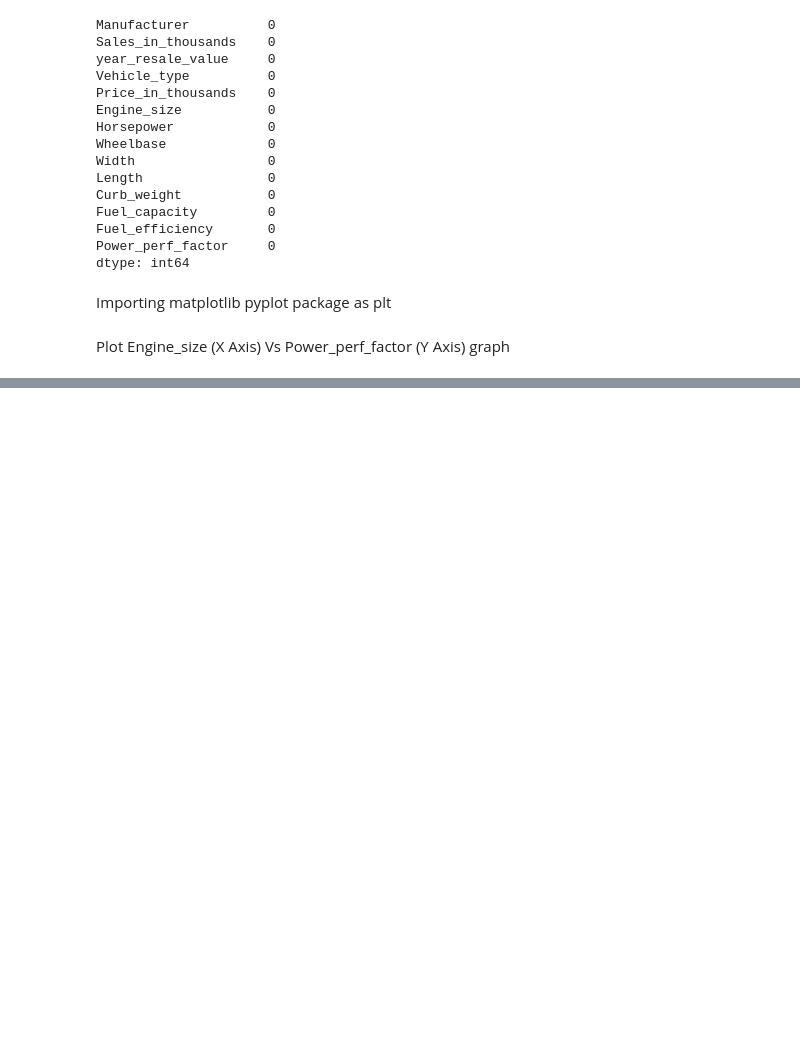
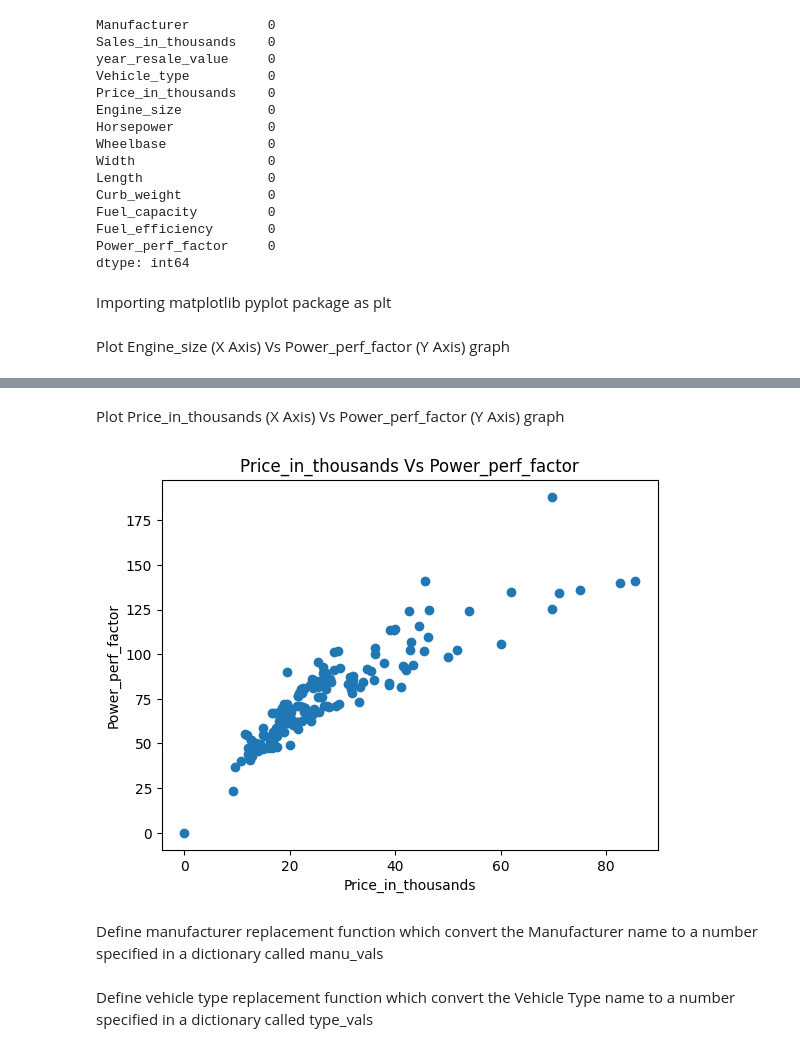
Before and after one commit to Esteban-Quevedo/carpf_model, a Jupyter notebook: dataset_analysis.ipynb, the cells around one changed output, grey strips where cells are left out. Saved outputs shown, nothing was run; the diff lists cells and outputs as text; code cells hidden in the pictures; blank space fills up the shorter version.

```diff
--- a/dataset_analysis.ipynb
+++ b/dataset_analysis.ipynb
@@ -159,0 +172,12 @@ plt.show()
+# %% [markdown]
+Plot Price_in_thousands (X Axis) Vs Power_perf_factor (Y Axis) graph
+# %%
+plt.scatter(x = df['Price_in_thousands'], y=df['Power_perf_factor'])
+plt.title('Price_in_thousands Vs Power_perf_factor')
+plt.xlabel('Price_in_thousands')
+plt.ylabel('Power_perf_factor')
+plt.show()
+# %% [output]
+[figure, added]
+# %% [markdown]
+Define manufacturer replacement function which convert the Manufacturer name to a number specified in a dictionary called manu_vals
@@ -159,0 +194,2 @@ plt.show()
+# %% [markdown]
+Define vehicle type replacement function which convert the Vehicle Type name to a number specified in a dictionary called type_vals
```
Also changed, not shown: parts of 18 cells of this notebook, 2 other files.
